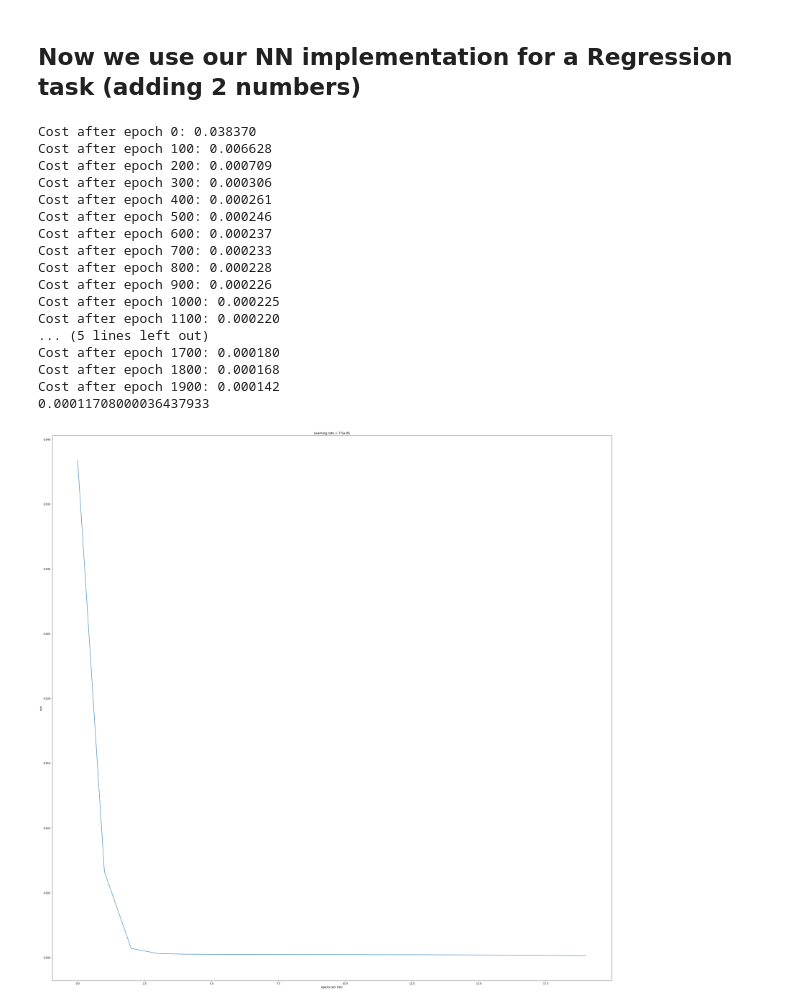
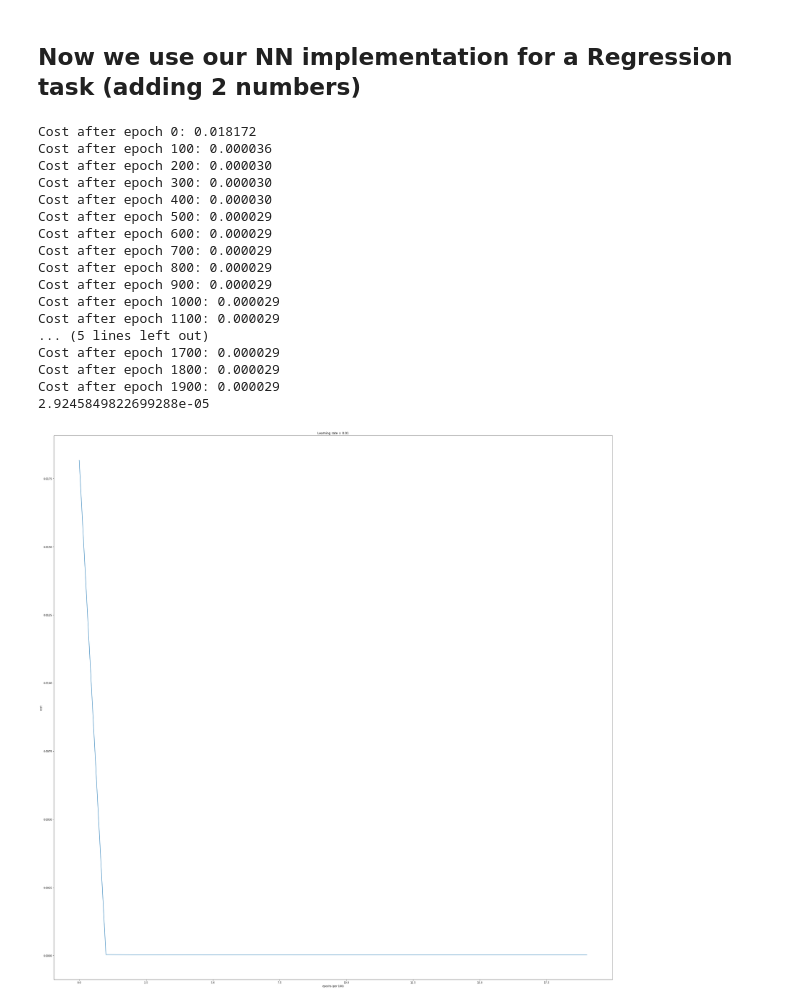
Before and after one commit to simonme42/ANN_experiments, a Jupyter notebook: ANN_from_scratch_V2.ipynb, the cells around one changed output. Cells and saved outputs as stored; diff of their text form; code cells hidden in the pictures.

```diff
--- a/ANN_from_scratch_V2.ipynb
+++ b/ANN_from_scratch_V2.ipynb
@@ -698,7 +706,7 @@ def create_mse_data(low, high, m, train_test_split=0.2):
   mse_X = np.random.randint(low,high=high, size=(2,m))
   mse_X_scaled = mse_X/(high)
 
-  mse_Y = (mse_X[0,:]+mse_X[1,:]).reshape(1,mse_X.shape[1])
+  mse_Y = (np.copy(mse_X[0,:])+np.copy(mse_X[1,:])).reshape(1,mse_X.shape[1])
   mse_Y_scaled = mse_Y/(high*2)
 
   mse_X_train = mse_X_scaled[:,0:int(m*train_test_split)]
@@ -710,28 +718,28 @@ def create_mse_data(low, high, m, train_test_split=0.2):
 
 (mse_X_train,mse_X_test,mse_Y_train,mse_Y_test) = create_mse_data(0,50,10000)
 
-layers_dims_mse = [mse_X_train.shape[0],10,10,1]
+layers_dims_mse = [mse_X_train.shape[0],20,10,1]
 # %%
-parameters = train_model(mse_X_train, mse_Y_train, layers_dims_mse, num_epochs = 2000, print_cost = True, loss="mse", learning_rate = 0.000075, optimizer="Adam")
+parameters = train_model(mse_X_train, mse_Y_train, layers_dims_mse, num_epochs = 2000, print_cost = True, loss="mse", learning_rate = 0.01, optimizer="Adam", decay_param=0.99)
 # %% [output]
-Cost after epoch 0: 0.038370
-Cost after epoch 100: 0.006628
-Cost after epoch 200: 0.000709
-Cost after epoch 300: 0.000306
-Cost after epoch 400: 0.000261
-Cost after epoch 500: 0.000246
-Cost after epoch 600: 0.000237
-Cost after epoch 700: 0.000233
-Cost after epoch 800: 0.000228
-Cost after epoch 900: 0.000226
-Cost after epoch 1000: 0.000225
-Cost after epoch 1100: 0.000220
+Cost after epoch 0: 0.018172
+Cost after epoch 100: 0.000036
+Cost after epoch 200: 0.000030
+Cost after epoch 300: 0.000030
+Cost after epoch 400: 0.000030
+Cost after epoch 500: 0.000029
+Cost after epoch 600: 0.000029
+Cost after epoch 700: 0.000029
+Cost after epoch 800: 0.000029
+Cost after epoch 900: 0.000029
+Cost after epoch 1000: 0.000029
+Cost after epoch 1100: 0.000029
 ... (5 lines left out)
-Cost after epoch 1700: 0.000180
-Cost after epoch 1800: 0.000168
-Cost after epoch 1900: 0.000142
-0.00011708000036437933
+Cost after epoch 1700: 0.000029
+Cost after epoch 1800: 0.000029
+Cost after epoch 1900: 0.000029
+2.9245849822699288e-05
-[figure, old version]
+[figure, new version]
 # %%
 pred_train = predict(mse_X_train, mse_Y_train, parameters, loss="mse")
 
```
Also changed, not shown: parts of 6 cells of this notebook.
